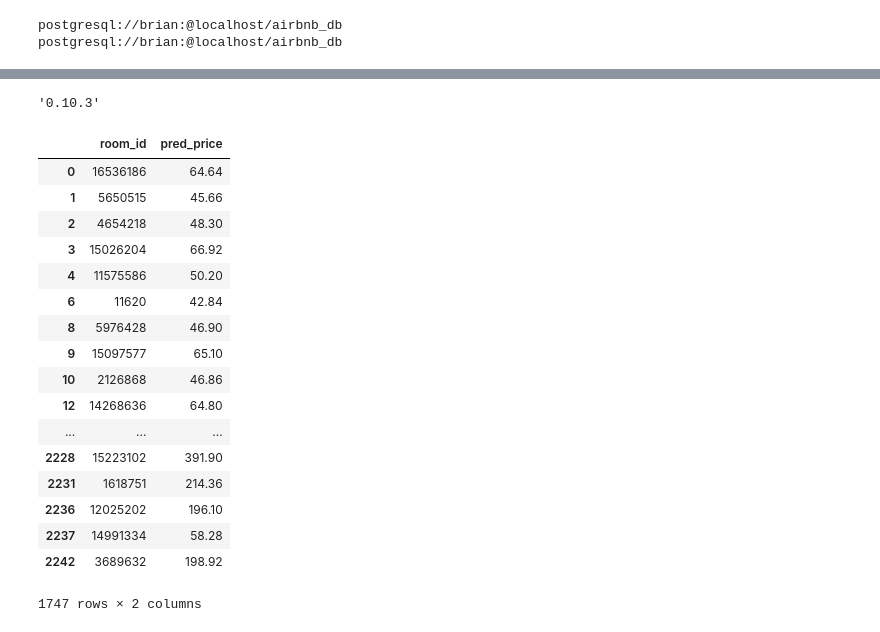
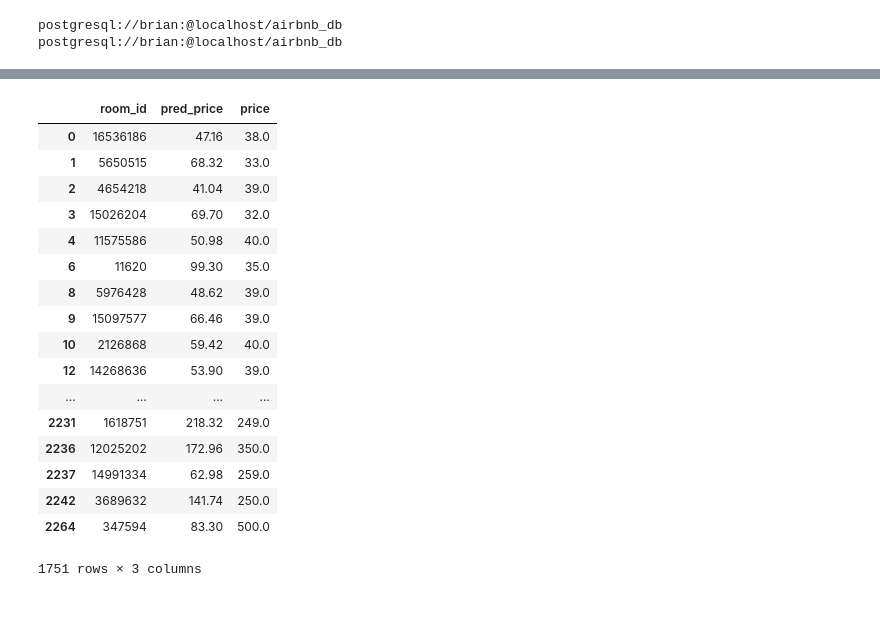
Before and after one commit to btamadio/PricePredictor, a Jupyter notebook: PricePredictor/Price_predictor.ipynb, the cells around one changed output, grey strips where cells are left out. Cells and saved outputs as stored; diff of their text form; code cells hidden in the pictures.

```diff
--- a/PricePredictor/Price_predictor.ipynb
+++ b/PricePredictor/Price_predictor.ipynb
@@ -15,20 +11,7 @@ def dist_to_ferry(lat,lon):
 # %%
 #read and transform dataset
 df = pd.read_csv('data/SF_data_private_2.csv',delimiter=';');
-df=df.dropna();
-df=df.drop('page',1)
-df=df[df.price<500]
+df = transformDataFrame(df)
-# %%
-df['log_dist_ferry']=df.apply(lambda x:math.log(1/dist_to_ferry(x['lat'],x['lon'])),axis=1)
-df['bed_futon'] = df['bed_type'].apply(lambda x: x=='Futon')
-df['bed_real'] = df['bed_type'].apply(lambda x: x=='Real Bed')
-df['bed_air'] = df['bed_type'].apply(lambda x: x=='Airbed')
-df['bed_sofa'] = df['bed_type'].apply(lambda x:x=='Pull-out Sofa')
-df['bed_couch'] = df['bed_type'].apply(lambda x: x=='Couch')
-# %%
-df['private_room'] = df['room_type'].apply(lambda x: x=='Private room')
-df['entire_home'] = df['room_type'].apply(lambda x: x=='Entire home/apt')
-#add the other option
 # %%
 #Number of training samples
 M_train = int(len(df.index)*0.75)
@@ -45,10 +27,7 @@ M_train = 1310, M_test = 437
 # %%
-#featureList = ['star_rating','person_cap','instant_book','acc_rating','checkin_rating','cleanliness_rating','communication_rating','guest_sat','is_superhost','loc_rating','lat','lon','pic_count','saved_to_wishlist_count','rev_count','value_rating']
-#featureList = ['bed_type','log_dist_ferry','pic_count','saved_to_wishlist_count','rev_count','guest_sat','is_superhost','amen_42','loc_rating','cleanliness_rating','communication_rating']
-featureList = list(df.drop(['price','room_type','bed_type'],1))
+featureList = sorted(list(df.drop(['price','room_type','bed_type'],1)))
 X = np.array(df_train[featureList])
 Y = np.array(df_train['price'].astype('float'))
 forest=RandomForestRegressor(n_estimators=50)
 forest.fit(df_train[featureList],df_train['price'])
 df['pred_price']=forest.predict(df[featureList])
-featureList
@@ -163,25 +105,21 @@ array([  81.7 ,   58.78,   86.52, ...,  317.98,  178.02,  140.68])
-# %%
-joblib.__version__
-# %% [output]
-'0.10.3'
 # %%
-df[['room_id','pred_price']]
+df[['room_id','pred_price','price']]
 # %% [output]
-|  | room_id | pred_price |
-| 0 | 16536186 | 64.64 |
-| 1 | 5650515 | 45.66 |
-| 2 | 4654218 | 48.30 |
-| 3 | 15026204 | 66.92 |
-| 4 | 11575586 | 50.20 |
-| 6 | 11620 | 42.84 |
-| 8 | 5976428 | 46.90 |
-| 9 | 15097577 | 65.10 |
-| 10 | 2126868 | 46.86 |
-| 12 | 14268636 | 64.80 |
-| ... | ... | ... |
-| 2228 | 15223102 | 391.90 |
-| 2231 | 1618751 | 214.36 |
-| 2236 | 12025202 | 196.10 |
-| 2237 | 14991334 | 58.28 |
-| 2242 | 3689632 | 198.92 |
+|  | room_id | pred_price | price |
+| 0 | 16536186 | 47.16 | 38.0 |
+| 1 | 5650515 | 68.32 | 33.0 |
+| 2 | 4654218 | 41.04 | 39.0 |
+| 3 | 15026204 | 69.70 | 32.0 |
+| 4 | 11575586 | 50.98 | 40.0 |
+| 6 | 11620 | 99.30 | 35.0 |
+| 8 | 5976428 | 48.62 | 39.0 |
+| 9 | 15097577 | 66.46 | 39.0 |
+| 10 | 2126868 | 59.42 | 40.0 |
+| 12 | 14268636 | 53.90 | 39.0 |
+| ... | ... | ... | ... |
+| 2231 | 1618751 | 218.32 | 249.0 |
+| 2236 | 12025202 | 172.96 | 350.0 |
+| 2237 | 14991334 | 62.98 | 259.0 |
+| 2242 | 3689632 | 141.74 | 250.0 |
+| 2264 | 347594 | 83.30 | 500.0 |
-1747 rows × 2 columns
+1751 rows × 3 columns
```
Also changed, not shown: parts of 10 cells of this notebook, 3 other files.
